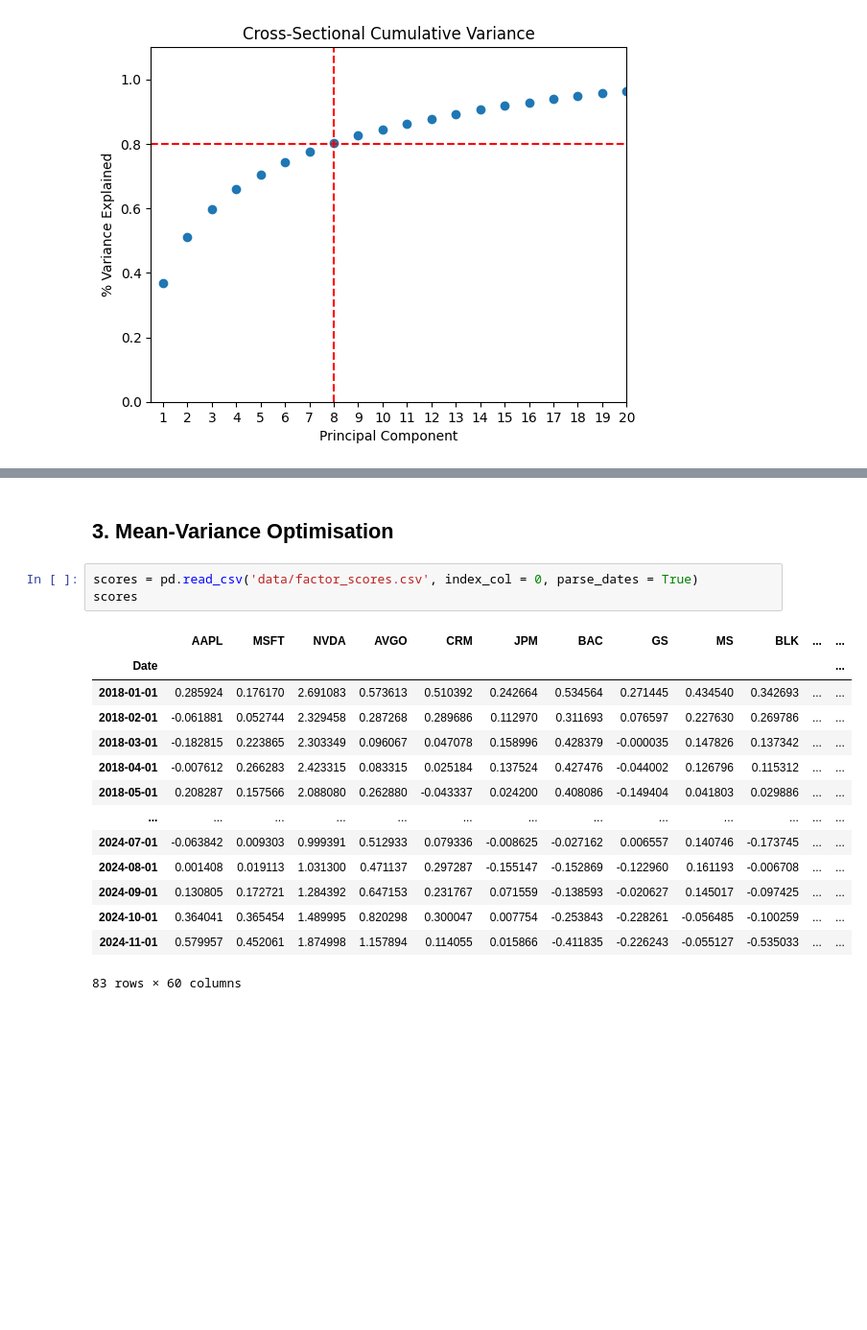
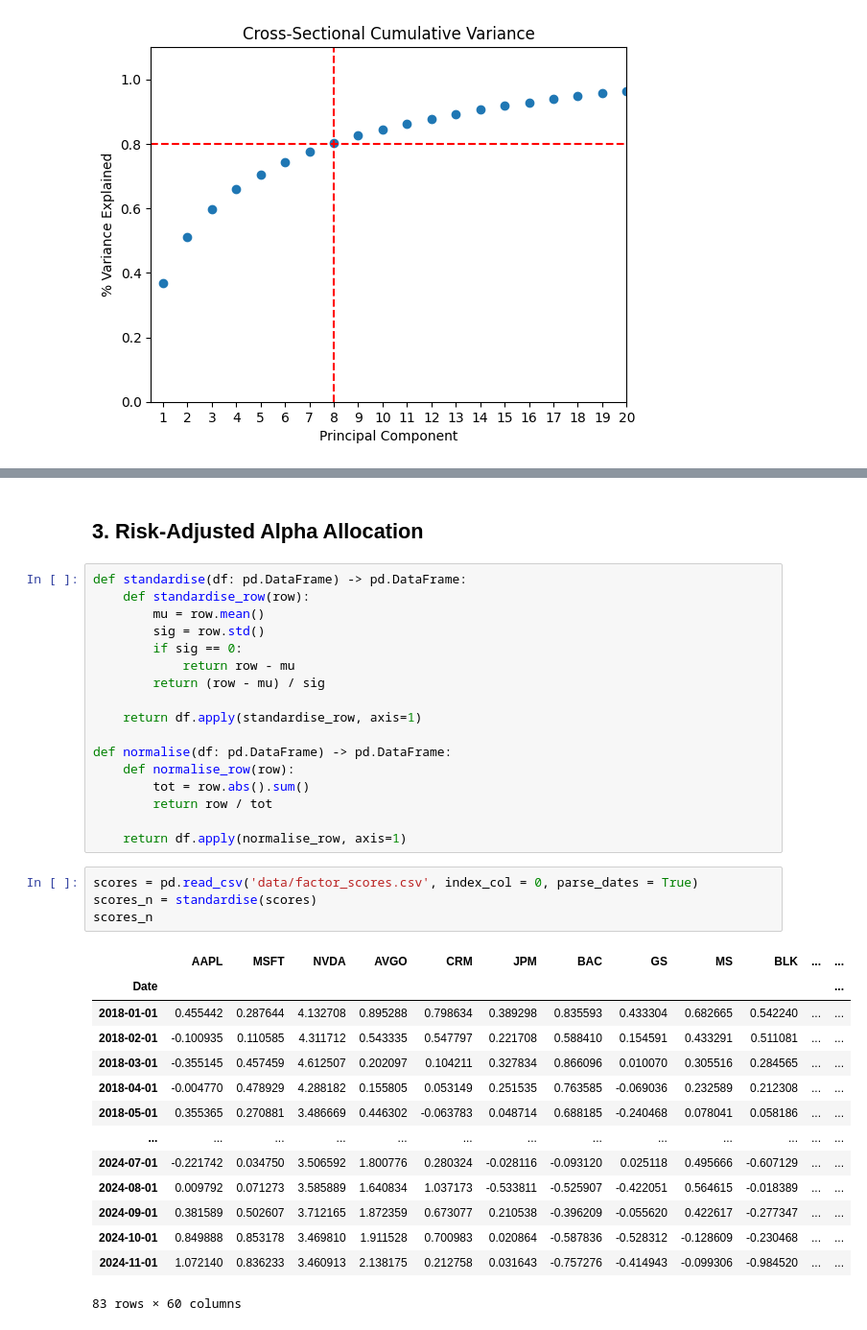
Before and after one commit to gy623/Cross-Sectional-Factor-Model-of-Asset-Returns, a Jupyter notebook: PCA Risk Engine.ipynb, the cells around one changed output, grey strips where cells are left out. Shown at 96% size. Saved outputs shown, nothing was run; the diff lists cells and outputs as text; blank space fills up the shorter version.

Commit message:
Risk Adjusted Portfolio

```diff
--- a/PCA Risk Engine.ipynb
+++ b/PCA Risk Engine.ipynb
@@ -86,20 +122,38 @@ for t in range(lookback, len(returns)):
 # %% [markdown]
-## 3. Mean-Variance Optimisation
+## 3. Risk-Adjusted Alpha Allocation
+# %%
+def standardise(df: pd.DataFrame) -> pd.DataFrame:
+    def standardise_row(row):
+        mu = row.mean()
+        sig = row.std()
+        if sig == 0:
+            return row - mu
+        return (row - mu) / sig
+
+    return df.apply(standardise_row, axis=1)
+
+def normalise(df: pd.DataFrame) -> pd.DataFrame:
+    def normalise_row(row):
+        tot = row.abs().sum()
+        return row / tot
+
+    return df.apply(normalise_row, axis=1)
 # %%
 scores = pd.read_csv('data/factor_scores.csv', index_col = 0, parse_dates = True)
-scores
+scores_n = standardise(scores)
+scores_n
 # %% [output]
 |  | AAPL | MSFT | NVDA | AVGO | CRM | JPM | BAC | GS | MS | BLK | ... | ... |
 | Date |  |  |  |  |  |  |  |  |  |  |  | ... |
-| 2018-01-01 | 0.285924 | 0.176170 | 2.691083 | 0.573613 | 0.510392 | 0.242664 | 0.534564 | 0.271445 | 0.434540 | 0.342693 | ... | ... |
-| 2018-02-01 | -0.061881 | 0.052744 | 2.329458 | 0.287268 | 0.289686 | 0.112970 | 0.311693 | 0.076597 | 0.227630 | 0.269786 | ... | ... |
-| 2018-03-01 | -0.182815 | 0.223865 | 2.303349 | 0.096067 | 0.047078 | 0.158996 | 0.428379 | -0.000035 | 0.147826 | 0.137342 | ... | ... |
-| 2018-04-01 | -0.007612 | 0.266283 | 2.423315 | 0.083315 | 0.025184 | 0.137524 | 0.427476 | -0.044002 | 0.126796 | 0.115312 | ... | ... |
-| 2018-05-01 | 0.208287 | 0.157566 | 2.088080 | 0.262880 | -0.043337 | 0.024200 | 0.408086 | -0.149404 | 0.041803 | 0.029886 | ... | ... |
+| 2018-01-01 | 0.455442 | 0.287644 | 4.132708 | 0.895288 | 0.798634 | 0.389298 | 0.835593 | 0.433304 | 0.682665 | 0.542240 | ... | ... |
+| 2018-02-01 | -0.100935 | 0.110585 | 4.311712 | 0.543335 | 0.547797 | 0.221708 | 0.588410 | 0.154591 | 0.433291 | 0.511081 | ... | ... |
+| 2018-03-01 | -0.355145 | 0.457459 | 4.612507 | 0.202097 | 0.104211 | 0.327834 | 0.866096 | 0.010070 | 0.305516 | 0.284565 | ... | ... |
+| 2018-04-01 | -0.004770 | 0.478929 | 4.288182 | 0.155805 | 0.053149 | 0.251535 | 0.763585 | -0.069036 | 0.232589 | 0.212308 | ... | ... |
+| 2018-05-01 | 0.355365 | 0.270881 | 3.486669 | 0.446302 | -0.063783 | 0.048714 | 0.688185 | -0.240468 | 0.078041 | 0.058186 | ... | ... |
 | ... | ... | ... | ... | ... | ... | ... | ... | ... | ... | ... | ... | ... |
-| 2024-07-01 | -0.063842 | 0.009303 | 0.999391 | 0.512933 | 0.079336 | -0.008625 | -0.027162 | 0.006557 | 0.140746 | -0.173745 | ... | ... |
-| 2024-08-01 | 0.001408 | 0.019113 | 1.031300 | 0.471137 | 0.297287 | -0.155147 | -0.152869 | -0.122960 | 0.161193 | -0.006708 | ... | ... |
-| 2024-09-01 | 0.130805 | 0.172721 | 1.284392 | 0.647153 | 0.231767 | 0.071559 | -0.138593 | -0.020627 | 0.145017 | -0.097425 | ... | ... |
-| 2024-10-01 | 0.364041 | 0.365454 | 1.489995 | 0.820298 | 0.300047 | 0.007754 | -0.253843 | -0.228261 | -0.056485 | -0.100259 | ... | ... |
-| 2024-11-01 | 0.579957 | 0.452061 | 1.874998 | 1.157894 | 0.114055 | 0.015866 | -0.411835 | -0.226243 | -0.055127 | -0.535033 | ... | ... |
+| 2024-07-01 | -0.221742 | 0.034750 | 3.506592 | 1.800776 | 0.280324 | -0.028116 | -0.093120 | 0.025118 | 0.495666 | -0.607129 | ... | ... |
+| 2024-08-01 | 0.009792 | 0.071273 | 3.585889 | 1.640834 | 1.037173 | -0.533811 | -0.525907 | -0.422051 | 0.564615 | -0.018389 | ... | ... |
+| 2024-09-01 | 0.381589 | 0.502607 | 3.712165 | 1.872359 | 0.673077 | 0.210538 | -0.396209 | -0.055620 | 0.422617 | -0.277347 | ... | ... |
+| 2024-10-01 | 0.849888 | 0.853178 | 3.469810 | 1.911528 | 0.700983 | 0.020864 | -0.587836 | -0.528312 | -0.128609 | -0.230468 | ... | ... |
+| 2024-11-01 | 1.072140 | 0.836233 | 3.460913 | 2.138175 | 0.212758 | 0.031643 | -0.757276 | -0.414943 | -0.099306 | -0.984520 | ... | ... |
 83 rows × 60 columns
```
Also changed, not shown: parts of 6 cells of this notebook, 25 other files.
